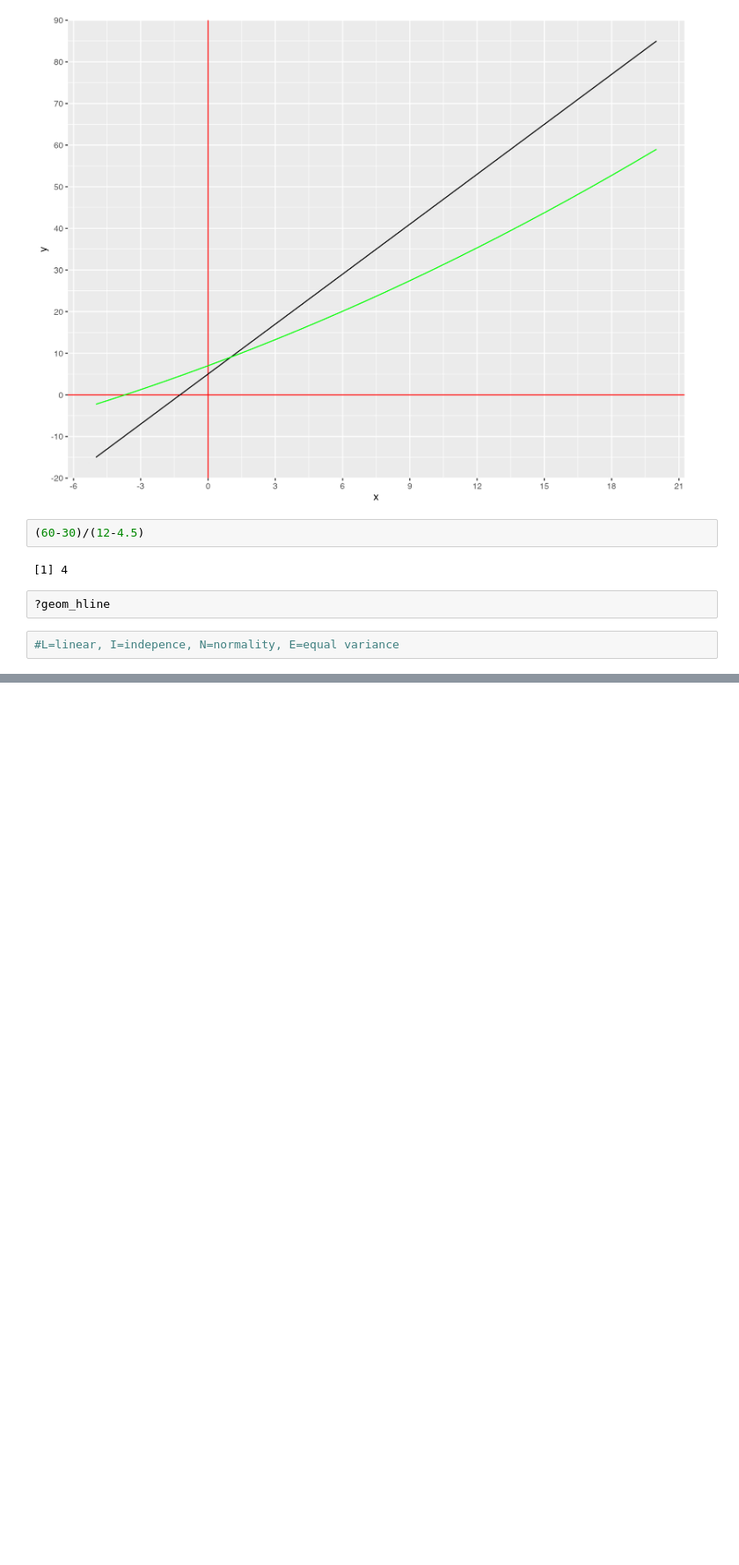
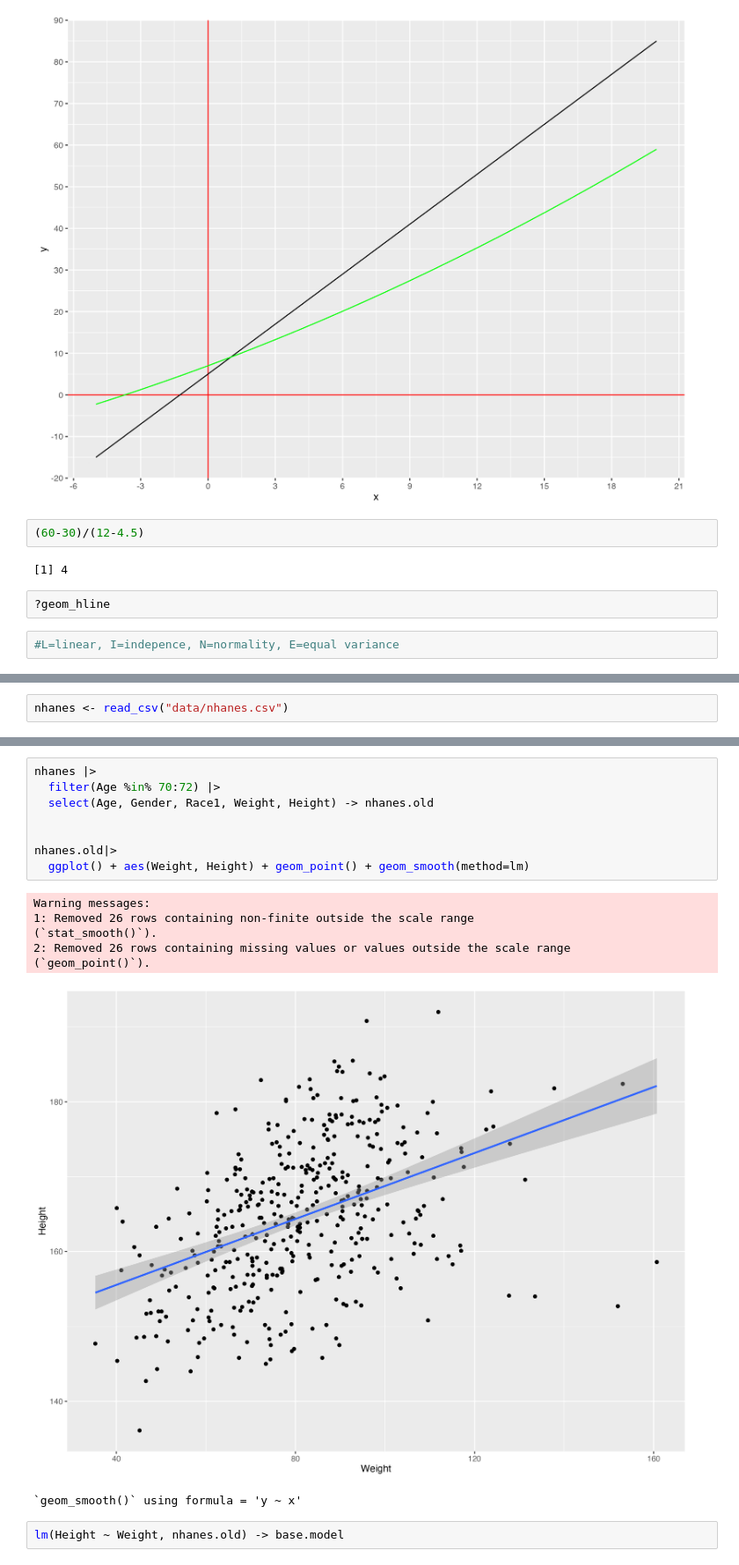
Before and after one commit to djynnius/afeez_data, a Jupyter notebook: Regressions.ipynb, the cells around one changed output, grey strips where cells are left out. Shown at 88% size. Drawn from its saved outputs; the diff is of its cells as text; blank space fills up the shorter version.

```diff
--- a/Regressions.ipynb
+++ b/Regressions.ipynb
@@ -58,0 +99,2 @@ my_data |> mutate(y_curve = 0.03*x^2 + 2*x + 7) |> ggplot() +
+# %%
+nhanes <- read_csv("data/nhanes.csv")
@@ -58,0 +110,18 @@ my_data |> mutate(y_curve = 0.03*x^2 + 2*x + 7) |> ggplot() +
+# %%
+nhanes |>
+  filter(Age %in% 70:72) |>
+  select(Age, Gender, Race1, Weight, Height) -> nhanes.old
+
+
+nhanes.old|>
+  ggplot() + aes(Weight, Height) + geom_point() + geom_smooth(method=lm)
+# %% [output]
+Warning messages:
+1: Removed 26 rows containing non-finite outside the scale range
+(`stat_smooth()`).
+2: Removed 26 rows containing missing values or values outside the scale range
+(`geom_point()`).
+[figure, added]
+`geom_smooth()` using formula = 'y ~ x'
+# %%
+lm(Height ~ Weight, nhanes.old) -> base.model
```
Also changed, not shown: parts of 19 cells of this notebook.
